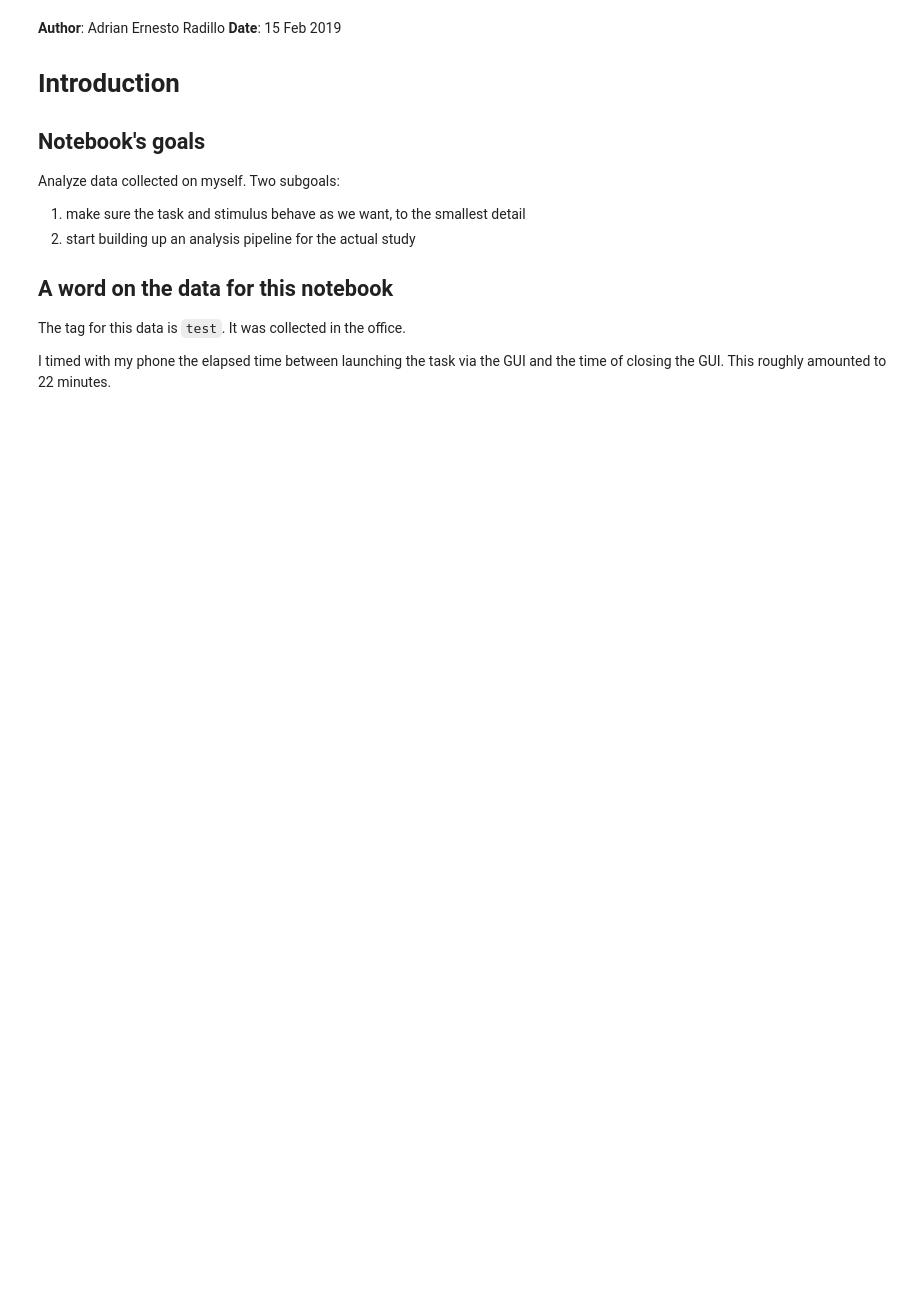
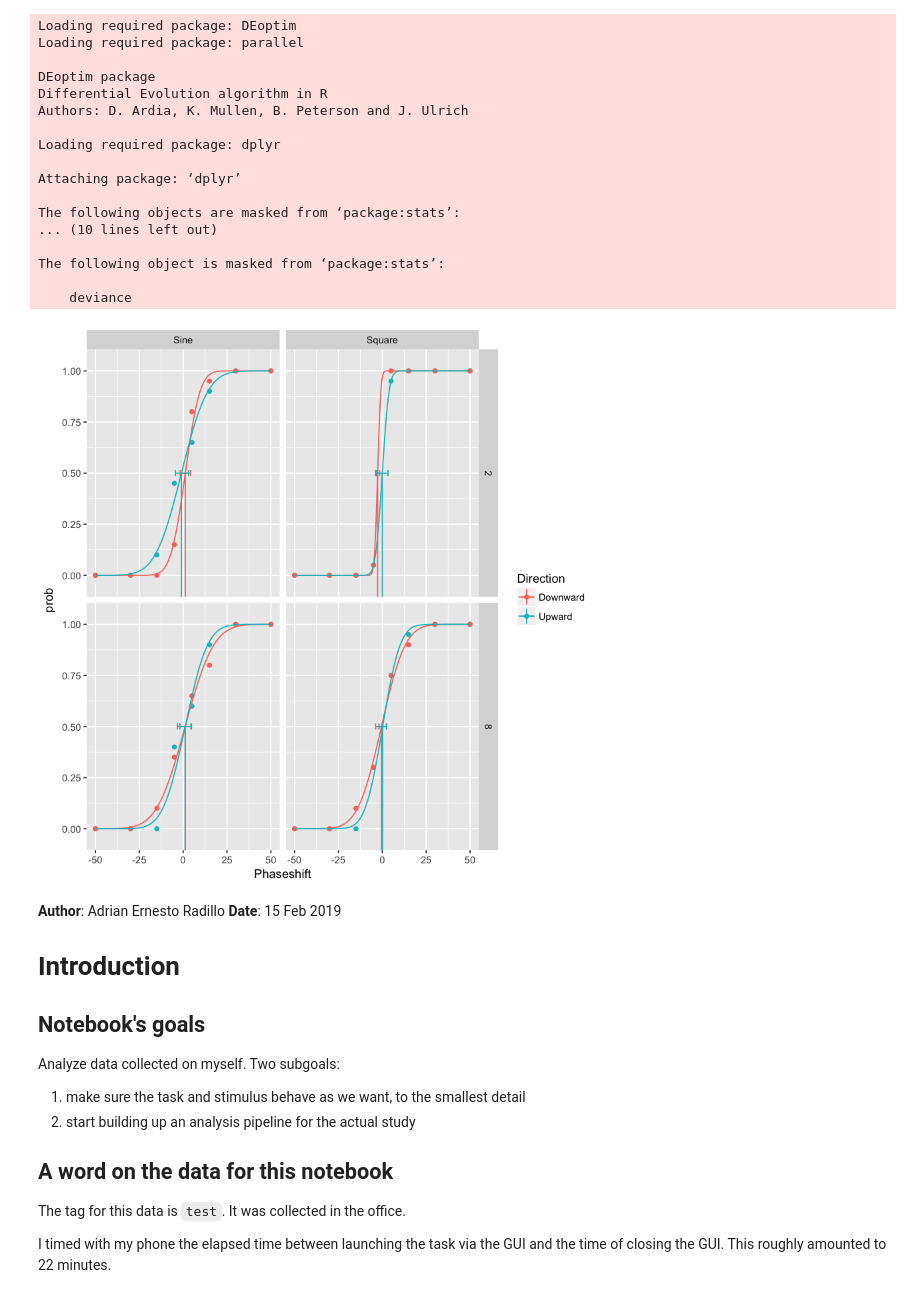
Before and after one commit to TheGoldLab/Analysis_SingleCP_DotsReversal, a Jupyter notebook: Jupyter/test.ipynb, the cells around one changed output. Saved outputs shown, nothing was run; the diff lists cells and outputs as text; code cells hidden in the pictures; blank space fills up the shorter version.

```diff
--- a/Jupyter/test.ipynb
+++ b/Jupyter/test.ipynb
@@ -2,0 +160,26 @@ IRdisplay::display_html(file='code_hiding.html')
+# %%
+library(quickpsy)
+library(MPDiR) # contains the Vernier data; use ?Venier for the reference
+
+fit <- quickpsy(Vernier, Phaseshift, NumUpward, N,
+                grouping = .(Direction, WaveForm, TempFreq))
+fit %>% plot() # or plot(fit)
+# %% [output]
+Loading required package: DEoptim
+Loading required package: parallel
+
+DEoptim package
+Differential Evolution algorithm in R
+Authors: D. Ardia, K. Mullen, B. Peterson and J. Ulrich
+
+Loading required package: dplyr
+
+Attaching package: ‘dplyr’
+
+The following objects are masked from ‘package:stats’:
+... (10 lines left out)
+
+The following object is masked from ‘package:stats’:
+
+    deviance
+[figure, added]
```
Also changed, not shown: parts of 22 cells of this notebook, 2 other files.
